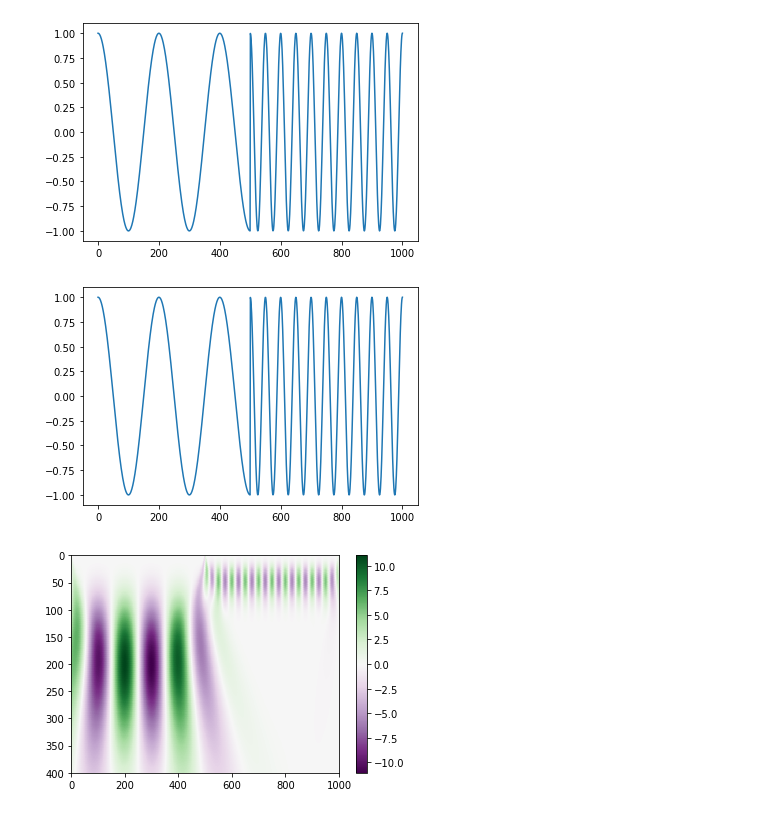
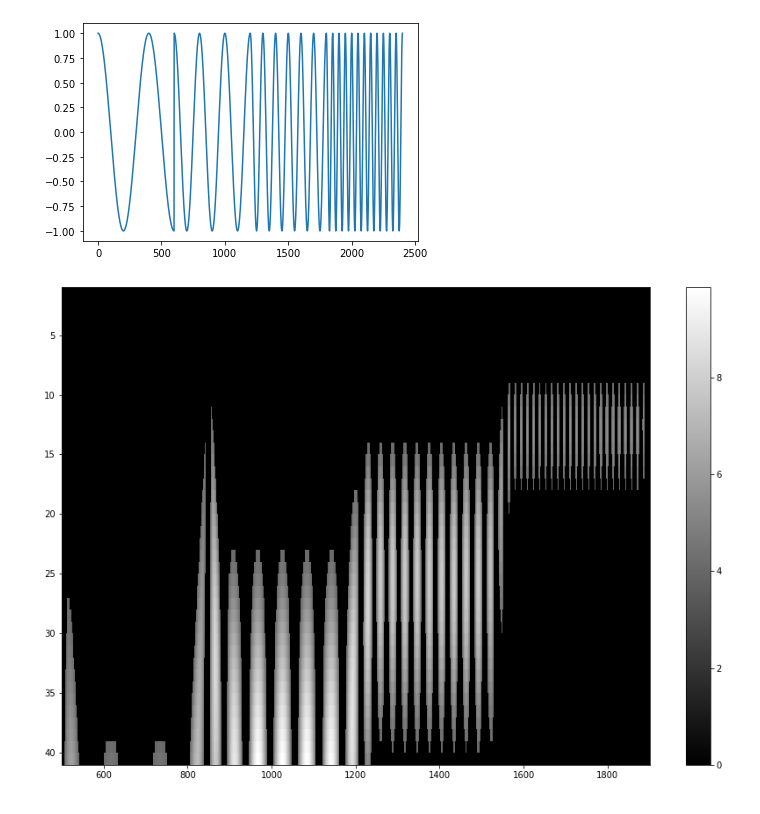
Before and after one commit to VasilievArtyom/PredictiveMaintenance, a Jupyter notebook: private/Tsyganov/wavelet-dev.ipynb, the cells around one changed output. Saved outputs shown, nothing was run; the diff lists cells and outputs as text; code cells hidden in the pictures.

Commit message:
wavelet analysis almost ready

```diff
--- a/private/Tsyganov/wavelet-dev.ipynb
+++ b/private/Tsyganov/wavelet-dev.ipynb
@@ -7,33 +10,44 @@ import math
 # %%
-t = np.linspace(0, 1000, 1000, endpoint=True)
-sig = np.linspace(0, 1000, 1000, endpoint=True)
-sig[0:500]  = np.cos(2 * np.pi * 5 * t[0:500])
-sig[500:1000]  = np.cos(2 * np.pi * 20 * t[500:1000])
+t = np.linspace(0, 2400, 2400, endpoint=True)
+sig = np.linspace(0, 2400, 2400, endpoint=True)
+sig[0:600]  = np.cos(2 * np.pi * 6 * t[0:600])
+sig[600:1200]  = np.cos(2 * np.pi * 12 * t[600:1200])
+sig[1200:1800]  = np.cos(2 * np.pi * 24 * t[1200:1800])
+sig[1800:2400]  = np.cos(2 * np.pi * 48 * t[1800:2400])
 # sig  = np.cos(2 * np.pi * 7 * t)
 # sig  = signal.gausspulse(t - 0.4, fc=2)
 plt.plot(t, sig)
 plt.show()
 # %% [output]
-[figure, old version]
+[figure, new version]
 # %%
+# s0 = .1
+# J = 1000
+# dj = .006
+# dt = .1
+
 a_start = 1
-a_stop = 100
-a_step = .5
+a_stop = 41
+a_step = 1
 widths = np.arange(a_start, a_stop, a_step)
-
-w_start = a_start * len(sig) / a_stop
 # %%
+# wave, scales, freqs, coi, fft, fftfreqs = wavelet.cwt(sig, dt, dj, s0, J, wavelet.MexicanHat())
+# print(wave)
+
 cwtmatr = signal.cwt(sig, signal.ricker, widths)
+cwtmatr = pywt.threshold(cwtmatr, 4, 'hard')
 
-plt.plot(t, sig)
-plt.show()
-
-plt.imshow(cwtmatr, extent=[0, 1000, a_stop*4, 0], cmap='PRGn', aspect='auto',
-               vmax=abs(cwtmatr).max(), vmin=-abs(cwtmatr).max())
-# plt.imshow(cwtmatr, cmap='PRGn', aspect='auto',
-#                vmax=abs(cwtmatr).max(), vmin=-abs(cwtmatr).max())
+fig, ax = plt.subplots(figsize=(15, 10))
+# plt.imshow(cwave), extent=[0, 2400, len(scales), 0], cmap='PRGn', aspect='auto',
+#                    vmax=abs(cwtmatr).max(), vmin=-abs(cwtmatr).max())
+plt.imshow(np.abs(cwtmatr), extent=[500, 1900, a_stop, a_start], cmap='gist_gray', aspect='auto',
+               vmax=abs(cwtmatr).max(), vmin=abs(cwtmatr).min())
 plt.colorbar()
 plt.show()
+# print(width[800])
+# fig, ax = plt.subplots(figsize=(11.7, 10))
+# plt.colorbar('binary')
+# plt.plot(scales)
+# plt.show()
 # %% [output]
-[figure, old version]
+[figure, new version]
-[figure, removed]
```
Also changed, not shown: parts of 4 cells of this notebook, 12 other files.
